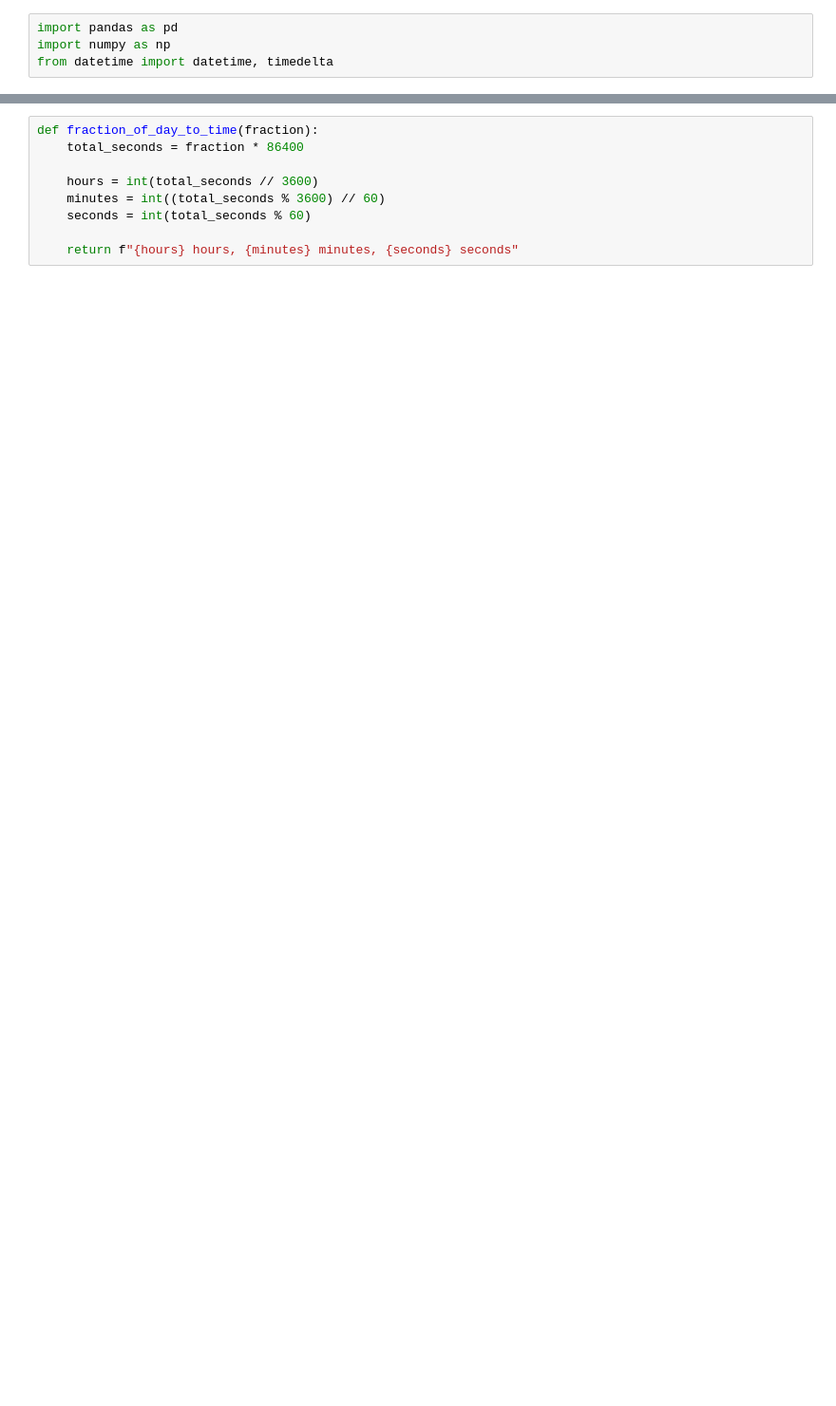
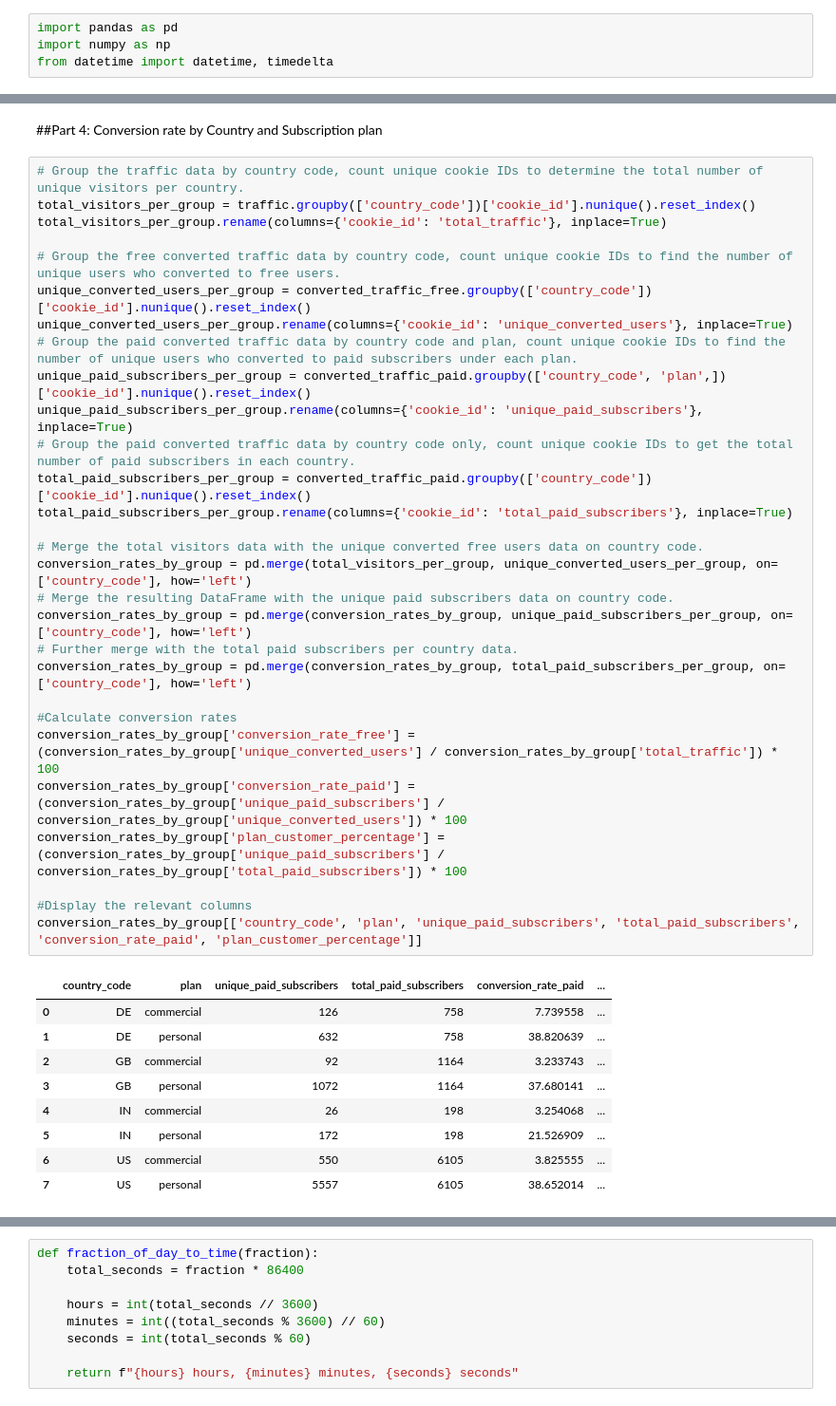
Before and after one commit to Asgil/ES_test_case, a Jupyter notebook: EpidemicSound_test_case.ipynb, the cells around one changed output, grey strips where cells are left out. Shown at 95% size. Saved outputs shown, nothing was run; the diff lists cells and outputs as text; blank space fills up the shorter version.

```diff
--- a/EpidemicSound_test_case.ipynb
+++ b/EpidemicSound_test_case.ipynb
@@ -10,0 +160,41 @@ from datetime import datetime, timedelta
+# %% [markdown]
+##Part 4: Conversion rate by Country and Subscription plan
+# %%
+# Group the traffic data by country code, count unique cookie IDs to determine the total number of unique visitors per country.
+total_visitors_per_group = traffic.groupby(['country_code'])['cookie_id'].nunique().reset_index()
+total_visitors_per_group.rename(columns={'cookie_id': 'total_traffic'}, inplace=True)
+
+# Group the free converted traffic data by country code, count unique cookie IDs to find the number of unique users who converted to free users.
+unique_converted_users_per_group = converted_traffic_free.groupby(['country_code'])['cookie_id'].nunique().reset_index()
+unique_converted_users_per_group.rename(columns={'cookie_id': 'unique_converted_users'}, inplace=True)
+# Group the paid converted traffic data by country code and plan, count unique cookie IDs to find the number of unique users who converted to paid subscribers under each plan.
+unique_paid_subscribers_per_group = converted_traffic_paid.groupby(['country_code', 'plan',])['cookie_id'].nunique().reset_index()
+unique_paid_subscribers_per_group.rename(columns={'cookie_id': 'unique_paid_subscribers'}, inplace=True)
+# Group the paid converted traffic data by country code only, count unique cookie IDs to get the total number of paid subscribers in each country.
+total_paid_subscribers_per_group = converted_traffic_paid.groupby(['country_code'])['cookie_id'].nunique().reset_index()
+total_paid_subscribers_per_group.rename(columns={'cookie_id': 'total_paid_subscribers'}, inplace=True)
+
+# Merge the total visitors data with the unique converted free users data on country code.
+conversion_rates_by_group = pd.merge(total_visitors_per_group, unique_converted_users_per_group, on=['country_code'], how='left')
+# Merge the resulting DataFrame with the unique paid subscribers data on country code.
+conversion_rates_by_group = pd.merge(conversion_rates_by_group, unique_paid_subscribers_per_group, on=['country_code'], how='left')
+# Further merge with the total paid subscribers per country data.
+conversion_rates_by_group = pd.merge(conversion_rates_by_group, total_paid_subscribers_per_group, on=['country_code'], how='left')
+
+#Calculate conversion rates
+conversion_rates_by_group['conversion_rate_free'] = (conversion_rates_by_group['unique_converted_users'] / conversion_rates_by_group['total_traffic']) * 100
+conversion_rates_by_group['conversion_rate_paid'] = (conversion_rates_by_group['unique_paid_subscribers'] / conversion_rates_by_group['unique_converted_users']) * 100
+conversion_rates_by_group['plan_customer_percentage'] = (conversion_rates_by_group['unique_paid_subscribers'] / conversion_rates_by_group['total_paid_subscribers']) * 100
+
+#Display the relevant columns
+conversion_rates_by_group[['country_code', 'plan', 'unique_paid_subscribers', 'total_paid_subscribers', 'conversion_rate_paid', 'plan_customer_percentage']]
+# %% [output]
+|  | country_code | plan | unique_paid_subscribers | total_paid_subscribers | conversion_rate_paid | ... |
+| 0 | DE | commercial | 126 | 758 | 7.739558 | ... |
+| 1 | DE | personal | 632 | 758 | 38.820639 | ... |
+| 2 | GB | commercial | 92 | 1164 | 3.233743 | ... |
+| 3 | GB | personal | 1072 | 1164 | 37.680141 | ... |
+| 4 | IN | commercial | 26 | 198 | 3.254068 | ... |
+| 5 | IN | personal | 172 | 198 | 21.526909 | ... |
+| 6 | US | commercial | 550 | 6105 | 3.825555 | ... |
+| 7 | US | personal | 5557 | 6105 | 38.652014 | ... |
```
Also changed, not shown: parts of 42 cells of this notebook.
